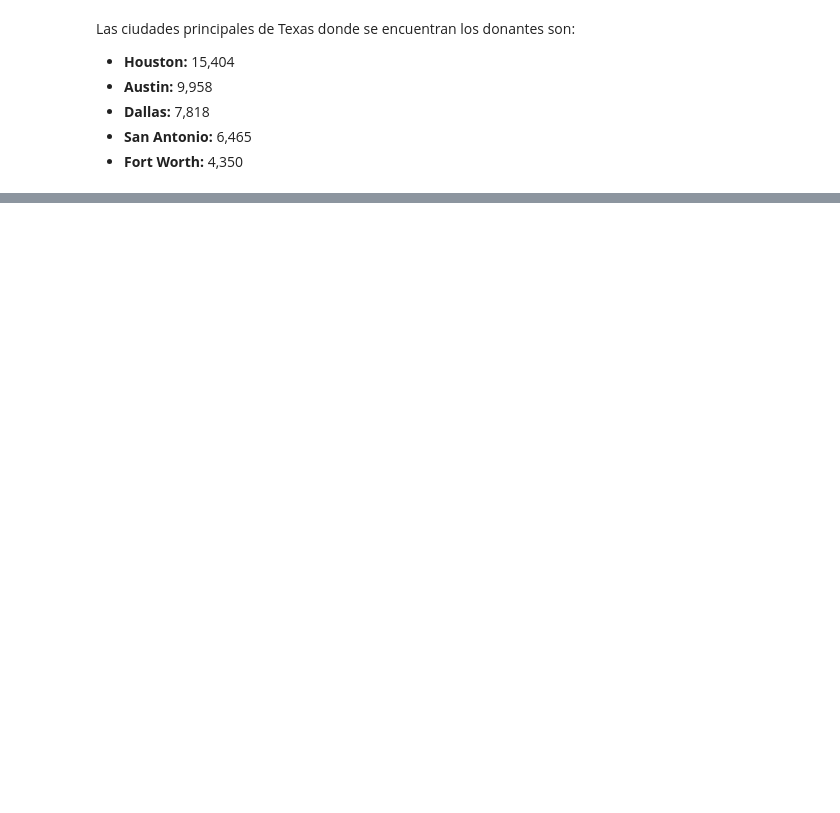
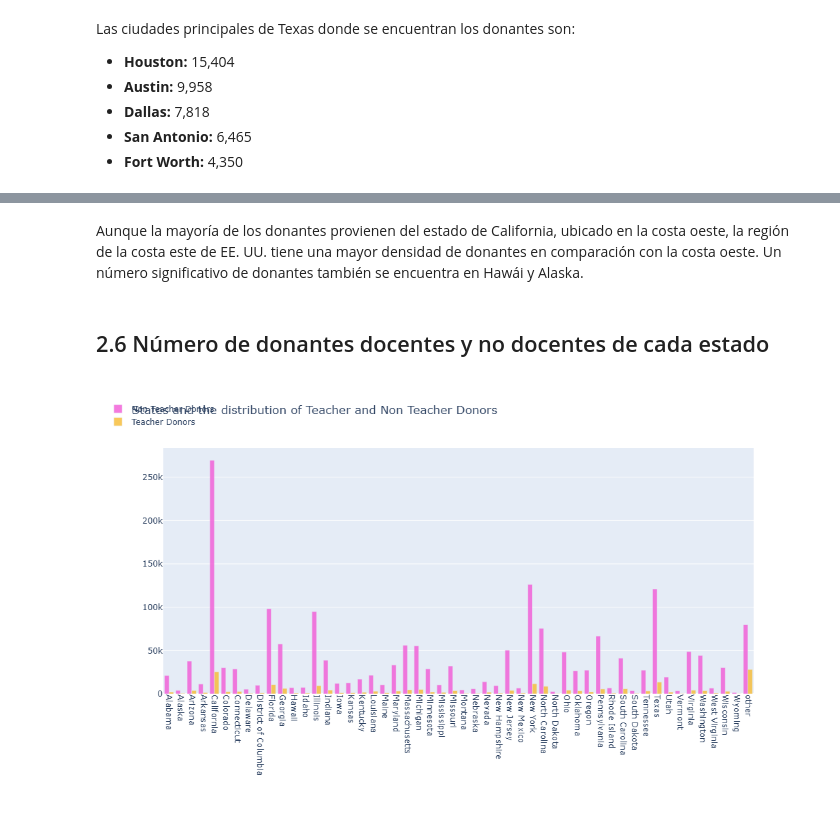
Before and after one commit to DanielGarciaPluma/ECBD_9A_IDGS_PRACTICAS_230187, a Jupyter notebook: Pracrtica_04/Practica_04.ipynb, the cells around one changed output, grey strips where cells are left out. Cells and saved outputs as stored; diff of their text form; code cells hidden in the pictures; blank space fills up the shorter version.

```diff
--- a/Pracrtica_04/Practica_04.ipynb
+++ b/Pracrtica_04/Practica_04.ipynb
@@ -941,0 +962,59 @@ Las ciudades principales de Texas donde se encuentran los donantes son:
+# %% [markdown]
+Aunque la mayoría de los donantes provienen del estado de California, ubicado en la costa oeste, la región de la costa este de EE. UU. tiene una mayor densidad de donantes en comparación con la costa oeste. Un número significativo de donantes también se encuentra en Hawái y Alaska.
+# %% [markdown]
+## 2.6 Número de donantes docentes y no docentes de cada estado
+# %%
+import plotly.graph_objs as go
+from plotly.offline import iplot
+
+# 1. Agrupación de datos
+tempdf = donors_df.groupby(['Donor State', 'Donor Is Teacher']).agg({'Donor Is Teacher' : 'count' }).rename(columns={'Donor Is Teacher' : 'Teacher Donor Counts'}).reset_index()
+
+no_df = tempdf[tempdf['Donor Is Teacher'] == 'No']
+no_x = no_df['Donor State']
+no_y = no_df['Teacher Donor Counts']
+
+yes_df = tempdf[tempdf['Donor Is Teacher'] == 'Yes']
+yes_x = yes_df['Donor State']
+yes_y = yes_df['Teacher Donor Counts']
+
+# 2. Configuración de barras (Traces)
+trace1 = go.Bar(
+    x=no_x,
+    y=no_y,
+    name='Non Teacher Donors',
+    marker=dict(color='#f259d6'),
+    opacity=0.8
+)
+
+trace2 = go.Bar(
+    x=yes_x,
+    y=yes_y,
+    name='Teacher Donors',
+    marker=dict(color='#f7bb31'),
+    opacity=0.8
+)
+
+data = [trace1, trace2]
+
+# 3. Diseño del gráfico (Layout) con dimensiones más grandes
+layout = go.Layout(
+    barmode='group',
+    legend=dict(x=-.1, y=1.2),
+
+
+    width=1100,   # Gráfico bastante ancho para albergar todos los estados uno al lado del otro
+    height=550,   # Más alto para dar espacio a los volúmenes de conteo
+
+    # Ajuste de márgenes y rotación automática para que los estados no se corten abajo
+    margin=dict(b=150),
+    xaxis=dict(tickangle=90, automargin=True),
+
+    title='States and the distribution of Teacher and Non Teacher Donors'
+)
+
+# 4. Generar y mostrar gráfico
+fig = go.Figure(data=data, layout=layout)
+iplot(fig, filename='grouped-bar')
+# %% [output]
+[figure, added]
```
Also changed, not shown: parts of 12 cells of this notebook.
